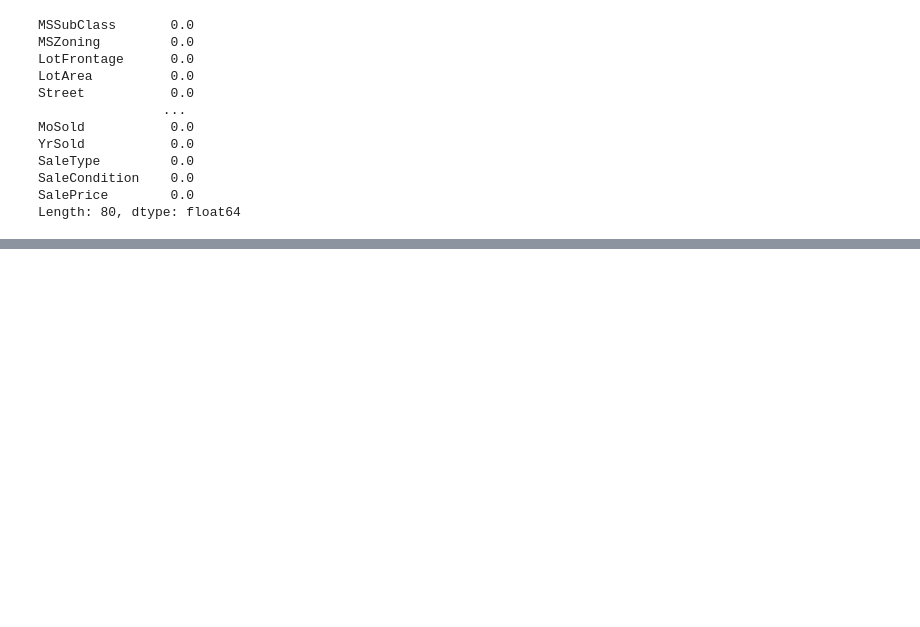
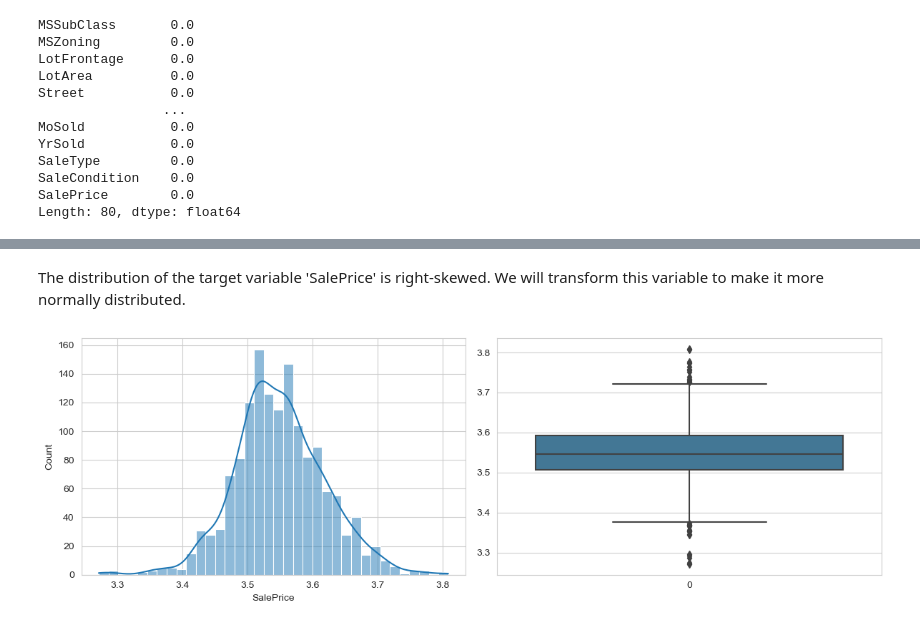
Before and after one commit to phamnhantucode/House-Pricing-Prediction, a Jupyter notebook: sample.ipynb, the cells around one changed output, grey strips where cells are left out. Cells and saved outputs as stored; diff of their text form; code cells hidden in the pictures; blank space fills up the shorter version.

```diff
--- a/sample.ipynb
+++ b/sample.ipynb
@@ -302,0 +401,10 @@ Length: 80, dtype: float64
+# %% [markdown]
+The distribution of the target variable 'SalePrice' is right-skewed. We will transform this variable to make it more normally distributed.
+# %%
+df['SalePrice'] = np.log1p(df['SalePrice'])
+fig, axs = plt.subplots(ncols=2, figsize=multifigs_size)
+sns.histplot(df['SalePrice'], kde=True, stat='count', ax=axs[0], palette='mako')
+sns.boxplot(df['SalePrice'], ax=axs[1], palette='mako')
+plt.tight_layout()
+# %% [output]
+[figure, added]
```
Also changed, not shown: parts of 55 cells of this notebook, 1 other file.
